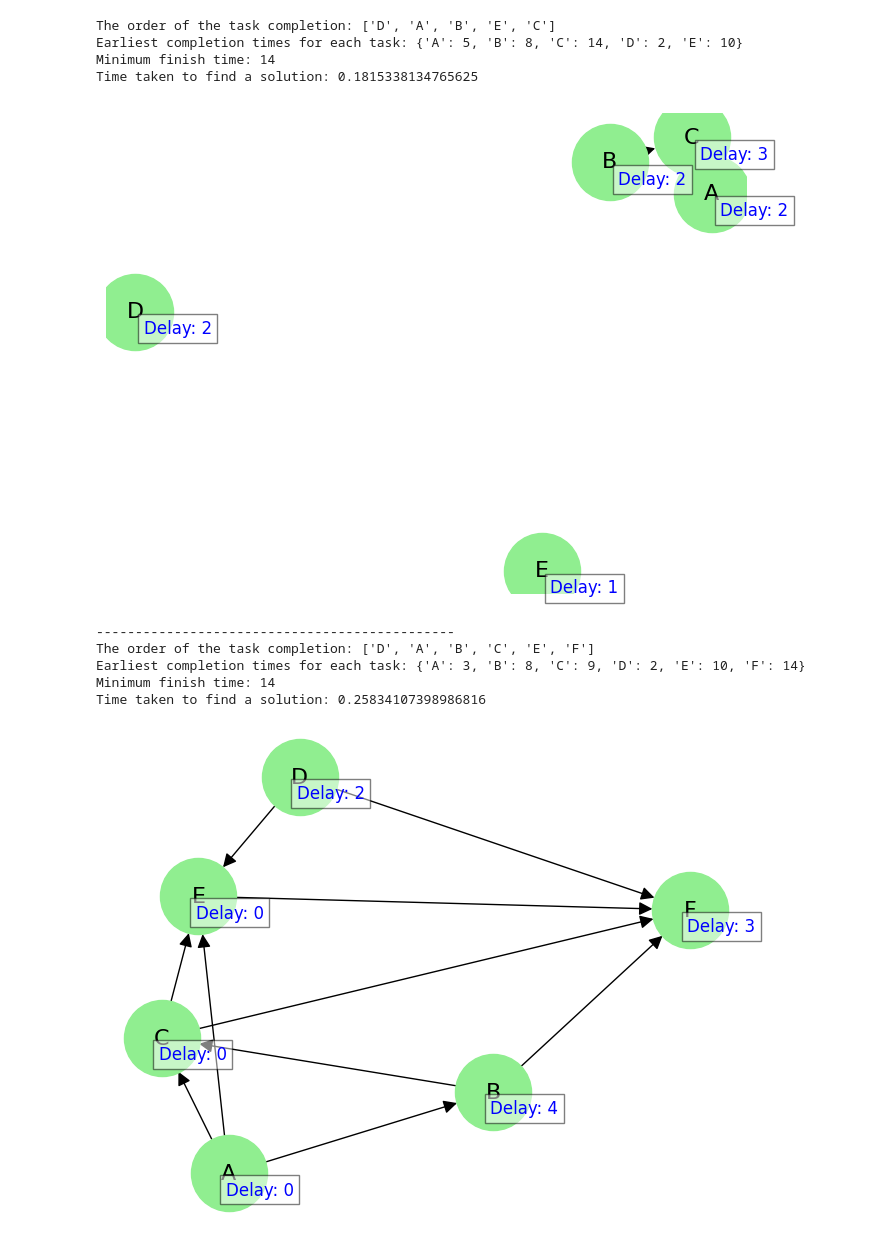
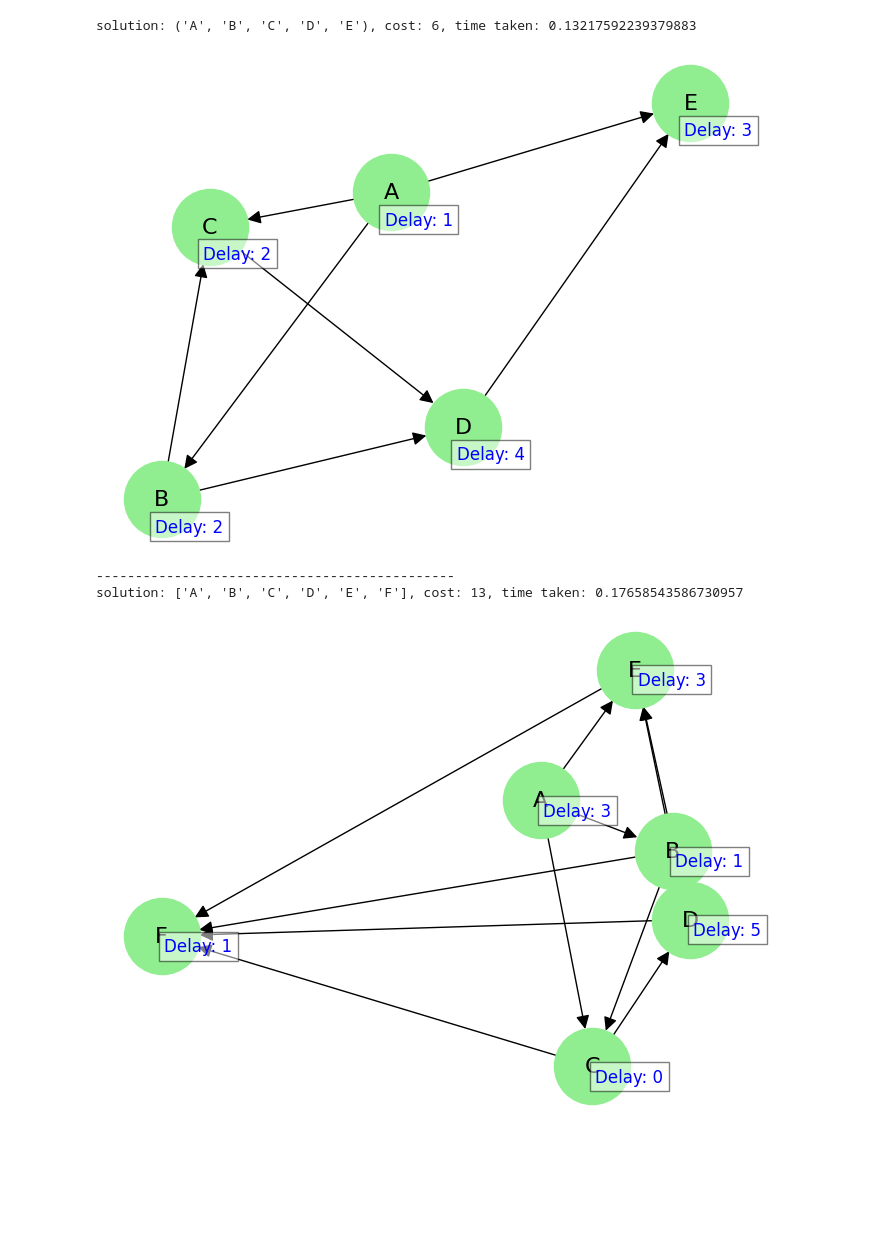
Before and after one commit to rexi12345/MPCSD, a Jupyter notebook: GA.ipynb, the cells around one changed output. Cells and saved outputs as stored; diff of their text form; code cells hidden in the pictures; blank space fills up the shorter version.

Commit message:
Update GA
Still needs improvements on generating population, but main idea of the algorithm is fixed

```diff
--- a/GA.ipynb
+++ b/GA.ipynb
@@ -10,8 +11,4 @@ import json
 # %%
-# Example of a DAG with 10 tasks for simplicity
-# tasks = [f'T{i}' for i in range(1, 11)]
-# edges = [('T1', 'T2'), ('T1', 'T3'), ('T2', 'T4'), ('T3', 'T4'), ('T4', 'T5'), ('T5', 'T6'), ('T6', 'T7'), ('T6', 'T8'), ('T7', 'T9'), ('T8', 'T10')]
-# delays = {f'T{i}': random.randint(1, 5) for i in range(1, 11)}
 tasks = ['A', 'B', 'C', 'D', 'E']
 edges = [('A', 'B'), ('A', 'C'), ('B', 'D'), ('C', 'D'), ('D', 'E')]
-delays = {'A': 2, 'B': 1, 'C': 2, 'D': 1, 'E': 0}
+delays = {'A': 1, 'B': 1, 'C': 4, 'D': 1, 'E': 3}
@@ -52,27 +86,26 @@ def create_initial_population(size):
 # %%
 def selection(population, tournament_size):
     chosen = random.sample(population, tournament_size)
-    return min(chosen, key=lambda x: calculate_finish_time(x, edges, delays)[1])
+    return max(chosen)
 # %%
 def crossover(parent1, parent2):
     """Perform crossover between two parents to create a child."""
     idx1, idx2 = sorted(random.sample(range(len(tasks)), 2))
     child = [None] * len(tasks)
-    child[idx1:idx2+1] = parent1[idx1:idx2+1]
+    child[idx1:idx2+1] = parent1.schedule[idx1:idx2+1]
 
     current_pos = 0
-    for task in parent2:
+    for task in parent2.schedule:
         if task not in child:
             while child[current_pos] is not None:
                 current_pos += 1
             child[current_pos] = task
     return child
 # %%
-def mutate(schedule):
+def mutate(individual):
     """Perform mutation by swapping two random tasks."""
     idx1, idx2 = random.sample(range(len(tasks)), 2)
-    schedule[idx1], schedule[idx2] = schedule[idx2], schedule[idx1]
-    return schedule
+    individual[idx1], individual[idx2] = individual[idx2], individual[idx1]
 # %%
 def genetic_algorithm(population_size, num_generations, tournament_size, elitism_size, mutation_prob):
     population = create_initial_population(population_size)
@@ -148,51 +174,45 @@ def save_results(file, data):
 # %%
 path = 'test_files/'
 files = os.listdir(path)
 # Filter files that match the pattern 'test_file_*.py'
 data_files = [f for f in files if f.startswith('test_file_') and f.endswith('.json')]
 data_to_write = []
 # Loop through each file and import the data
 for file_name in data_files:
     file_path = os.path.join(path, file_name)
     with open(file_path, 'r') as f:
         loaded_data = json.load(f)
         tasks = loaded_data.get('tasks')
         edges = loaded_data.get('edges')
         delays = loaded_data.get('delays')
 
         # finish_times, finish_time, order_of_tasks, time_taken = mpcs(tasks, edges, delays)
-        best_schedule, finish_times, best_finish_time, time_taken = genetic_algorithm(population_size=100,
+        genetic_algorithm(population_size=100,
                                                     num_generations=50,
                                                     tournament_size=7,
                                                     elitism_size=3,
                                                     mutation_prob=0.1)
-        print("The order of the task completion:", best_schedule)
-        print("Earliest completion times for each task:", finish_times)
-        print("Minimum finish time:", best_finish_time)
-        print("Time taken to find a solution:", time_taken)
+        # print("The order of the task completion:", best_schedule)
+        # print("Earliest completion times for each task:", finish_times)
+        # print("Minimum finish time:", best_finish_time)
+        # print("Time taken to find a solution:", time_taken)
         draw_graph(tasks, edges, delays)
         print("----------------------------------------------")
-        data = {
-        'test_name' : file_name,
-        'order_of_tasks': best_schedule,
-        'finish_times': finish_times,
-        'finish_time': best_finish_time,
-        'time_taken': time_taken
-        }
-        data_to_write.append(data)
+#         data = {
+#         'test_name' : file_name,
+#         'order_of_tasks': best_schedule,
+#         'finish_times': finish_times,
+#         'finish_time': best_finish_time,
+#         'time_taken': time_taken
+#         }
+#         data_to_write.append(data)
 
-result_file = 'results/GA.json'
-save_results(result_file, data_to_write)
+# result_file = 'results/GA.json'
+# save_results(result_file, data_to_write)
 # %% [output]
-The order of the task completion: ['D', 'A', 'B', 'E', 'C']
-Earliest completion times for each task: {'A': 5, 'B': 8, 'C': 14, 'D': 2, 'E': 10}
-Minimum finish time: 14
-Time taken to find a solution: 0.1815338134765625
+solution: ('A', 'B', 'C', 'D', 'E'), cost: 6, time taken: 0.13217592239379883
-[figure, old version]
+[figure, new version]
 ----------------------------------------------
-The order of the task completion: ['D', 'A', 'B', 'C', 'E', 'F']
-Earliest completion times for each task: {'A': 3, 'B': 8, 'C': 9, 'D': 2, 'E': 10, 'F': 14}
-Minimum finish time: 14
-Time taken to find a solution: 0.25834107398986816
+solution: ['A', 'B', 'C', 'D', 'E', 'F'], cost: 13, time taken: 0.17658543586730957
-[figure, old version]
+[figure, new version]
 ----------------------------------------------
```
Also changed, not shown: parts of 13 cells of this notebook.
